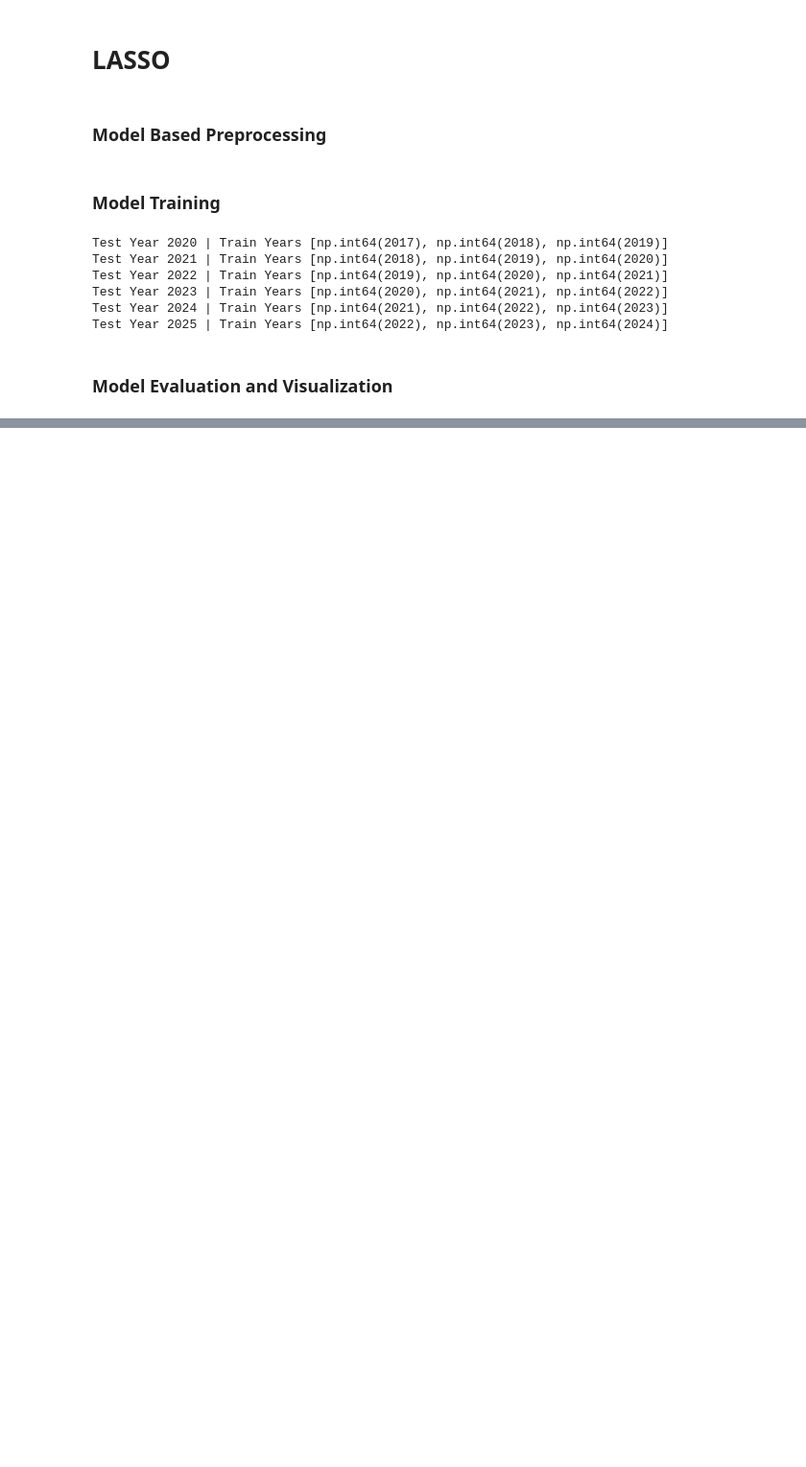
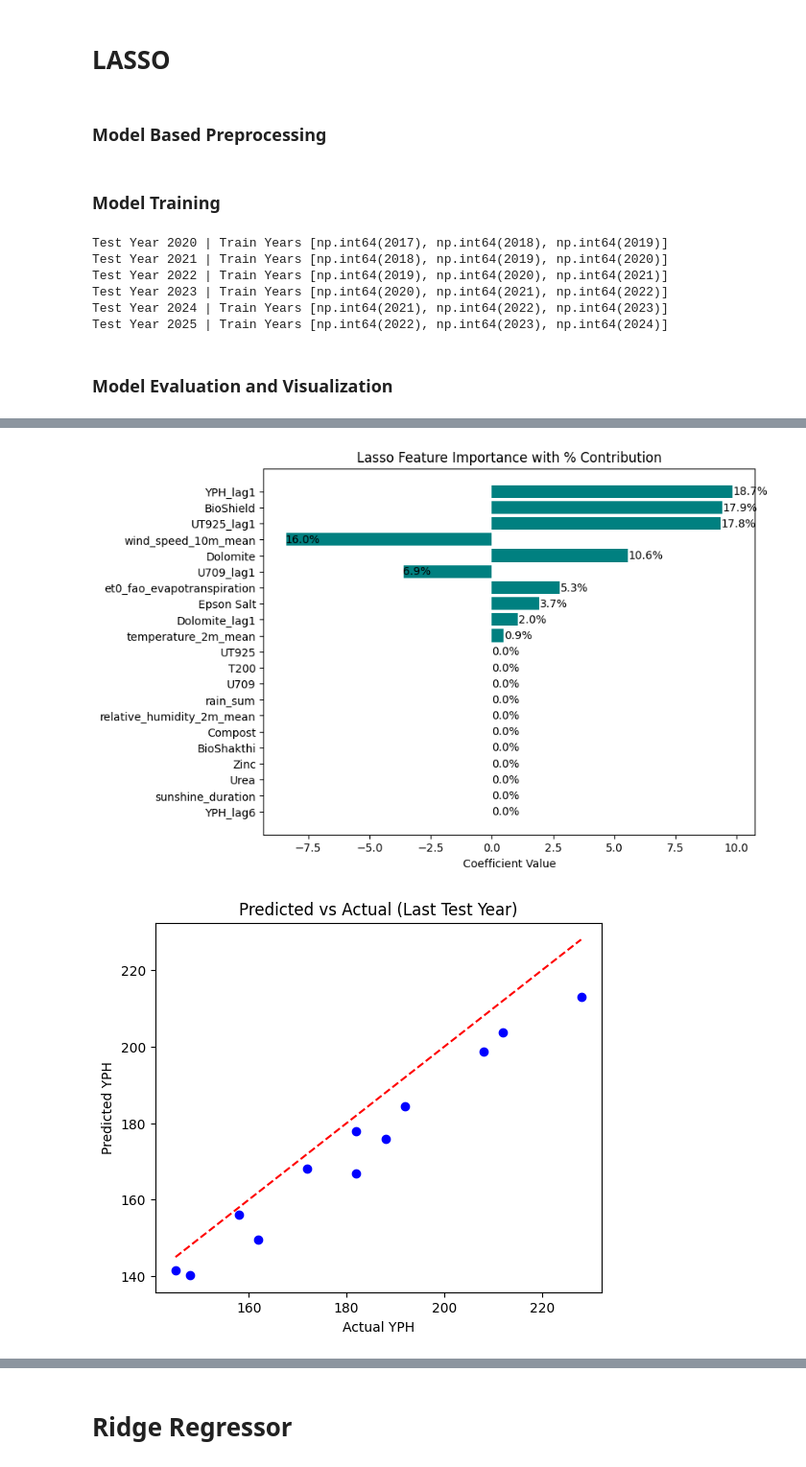
Before and after one commit to Kavishka2401/GPTea, a Jupyter notebook: Machine_Learning_Pipeline/Preprocessing_and_ModelTraining.ipynb, the cells around one changed output, grey strips where cells are left out. Shown at 96% size. Drawn from its saved outputs; the diff is of its cells as text; code cells hidden in the pictures; blank space fills up the shorter version.

```diff
--- a/Machine_Learning_Pipeline/Preprocessing_and_ModelTraining.ipynb
+++ b/Machine_Learning_Pipeline/Preprocessing_and_ModelTraining.ipynb
@@ -518,3 +545,71 @@ Test Year 2024 | Train Years [np.int64(2021), np.int64(2022), np.int64(2023)]
 Test Year 2025 | Train Years [np.int64(2022), np.int64(2023), np.int64(2024)]
 # %% [markdown]
 ### Model Evaluation and Visualization
+# %%
+# Create results DataFrames
+train_metrics_df = pd.DataFrame(train_results)
+test_metrics_df  = pd.DataFrame(test_results)
+
+# Print metrics
+print("\nTRAIN METRICS PER YEAR")
+print(train_metrics_df)
+
+print("\nTEST METRICS PER YEAR")
+print(test_metrics_df)
+
+print("\nAVERAGE TRAIN METRICS")
+print(train_metrics_df.mean(numeric_only=True))
+
+print("\nAVERAGE TEST METRICS")
+print(test_metrics_df.mean(numeric_only=True))
+
+# Feature Importance (Lasso coefficients)
+lasso_model = pipeline.steps[-1][1]
+
+# Create DataFrame
+coef_df = pd.DataFrame({
+    'feature': features,
+    'coefficient': lasso_model.coef_
+})
+
+# Absolute value for sorting
+coef_df['abs_coef'] = coef_df['coefficient'].abs()
+coef_df['percentage'] = (coef_df['abs_coef'] / coef_df['abs_coef'].sum()) * 100
+
+# Sort descending by absolute coefficient
+coef_df = coef_df.sort_values(by='abs_coef', ascending=False)
+
+# Plot feature importance with % contribution
+plt.figure(figsize=(8,6))
+bars = plt.barh(coef_df['feature'], coef_df['coefficient'], color='teal')
+plt.gca().invert_yaxis()
+plt.xlabel("Coefficient Value")
+plt.title("Lasso Feature Importance with % Contribution")
+
+# Add percentage labels to bars
+for bar, pct in zip(bars, coef_df['percentage']):
+    plt.text(bar.get_width() + np.sign(bar.get_width())*0.02,
+             bar.get_y() + bar.get_height()/2,
+             f"{pct:.1f}%", va='center')
+
+plt.show()
+
+# Predicted vs Actual
+plt.figure(figsize=(6,5))
+plt.scatter(y_test, y_test_pred, color='blue')
+plt.plot([y_test.min(), y_test.max()], [y_test.min(), y_test.max()], 'r--')
+plt.xlabel("Actual YPH")
+plt.ylabel("Predicted YPH")
+plt.title("Predicted vs Actual (Last Test Year)")
+plt.show()
+
+# Residuals vs Predicted
+residuals = y_test - y_test_pred
+plt.figure(figsize=(6,5))
+plt.scatter(y_test_pred, residuals, color='purple')
+plt.axhline(0, color='black', linestyle='--')
+plt.xlabel("Predicted YPH")
+plt.ylabel("Residuals")
+plt.title("Residuals vs Predicted (Last Test Year)")
+plt.show()
+# %% [output]
@@ -520,0 +633,2 @@ Test Year 2025 | Train Years [np.int64(2022), np.int64(2023), np.int64(2024)]
+[figure, added]
+[figure, added]
@@ -520,0 +636,2 @@ Test Year 2025 | Train Years [np.int64(2022), np.int64(2023), np.int64(2024)]
+# %% [markdown]
+# **Ridge Regressor**
```
Also changed, not shown: parts of 14 cells of this notebook.
